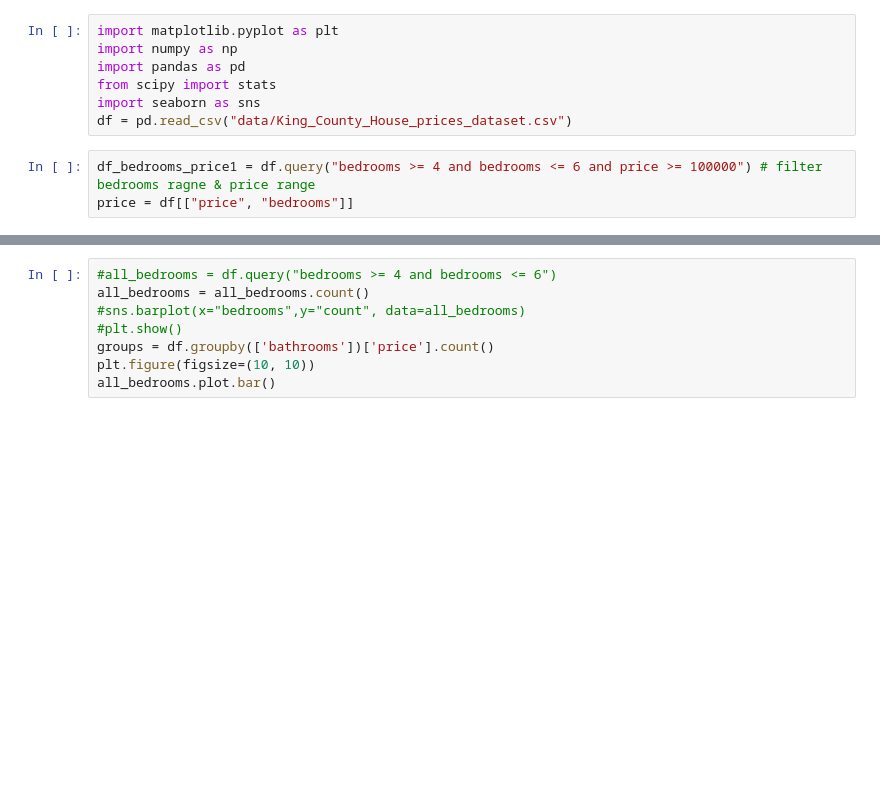
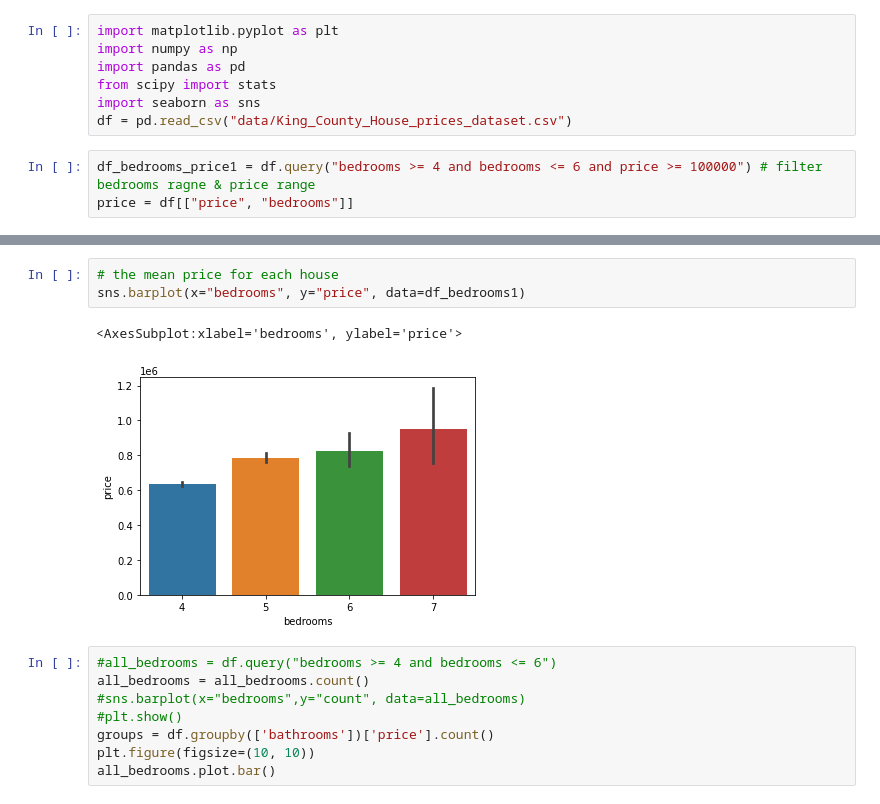
Before and after one commit to neuefische/First-Project--Joni, a Jupyter notebook: First-Project.ipynb, the cells around one changed output, grey strips where cells are left out. Saved outputs shown, nothing was run; the diff lists cells and outputs as text; blank space fills up the shorter version.

```diff
--- a/First-Project.ipynb
+++ b/First-Project.ipynb
@@ -21,3 +39,9 @@ groups.plot.bar(y = "id")
+# %%
+# the mean price for each house
+sns.barplot(x="bedrooms", y="price", data=df_bedrooms1)
+# %% [output]
+<AxesSubplot:xlabel='bedrooms', ylabel='price'>
+[figure, added]
 # %%
 #all_bedrooms = df.query("bedrooms >= 4 and bedrooms <= 6")
 all_bedrooms = all_bedrooms.count()
```
Also changed, not shown: parts of 5 cells of this notebook.
